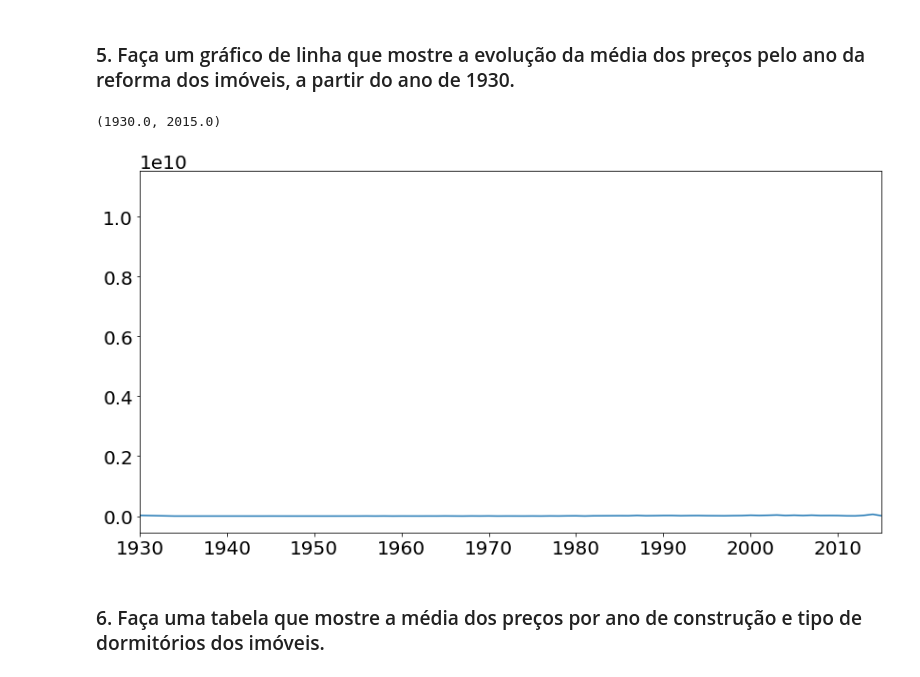
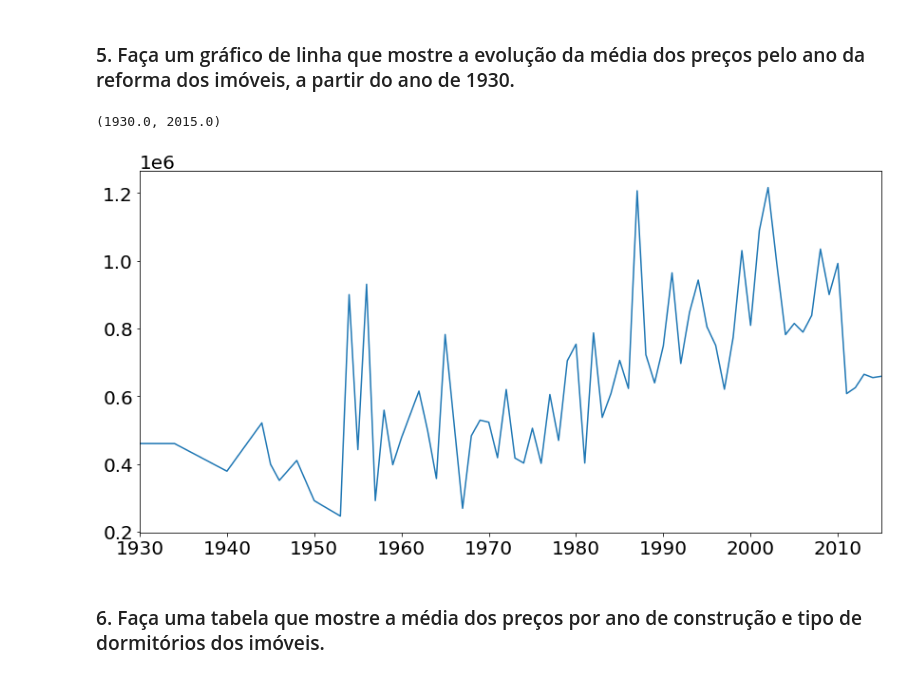
Before and after one commit to rafaelandradeslv/repos_ds, a Jupyter notebook: exercicios/Lesson 3 - Python ao DS.ipynb, the cells around one changed output. Drawn from its saved outputs; the diff is of its cells as text; code cells hidden in the pictures.

```diff
--- a/exercicios/Lesson 3 - Python ao DS.ipynb
+++ b/exercicios/Lesson 3 - Python ao DS.ipynb
@@ -133,22 +125,14 @@ plt.bar(group_type['dormitory_type'], group_type['price'], color= ['#7B68EE', '#
 # %% [markdown]
 ### 5. Faça um gráfico de linha que mostre a evolução da média dos preços pelo ano da reforma dos imóveis, a partir do ano de 1930.
 # %%
-x = df['reforma'].to_list()
-y = df['price'].tolist()
-
-df['newx'] = x
-df['newy'] = y
-
-df.newy.astype('int64')
-
-reform = df[['newx', 'newy']].groupby('newx').sum().reset_index()
+reform = df[['yr_renovated', 'price']].groupby('yr_renovated').mean().reset_index()
 
 plt.figure (figsize = (14, 7))
-plt.plot(reform['newx'], reform['newy'])
+plt.plot(reform['yr_renovated'], reform['price'])
 
-plt.xlim(1930, reform.newx.max())
+plt.xlim(1930, reform['yr_renovated'].max())
 # %% [output]
 (1930.0, 2015.0)
-[figure, old version]
+[figure, new version]
 # %% [markdown]
 ### 6. Faça uma tabela que mostre a média dos preços por ano de construção e tipo de dormitórios dos imóveis.
```
Also changed, not shown: parts of 5 cells of this notebook.
